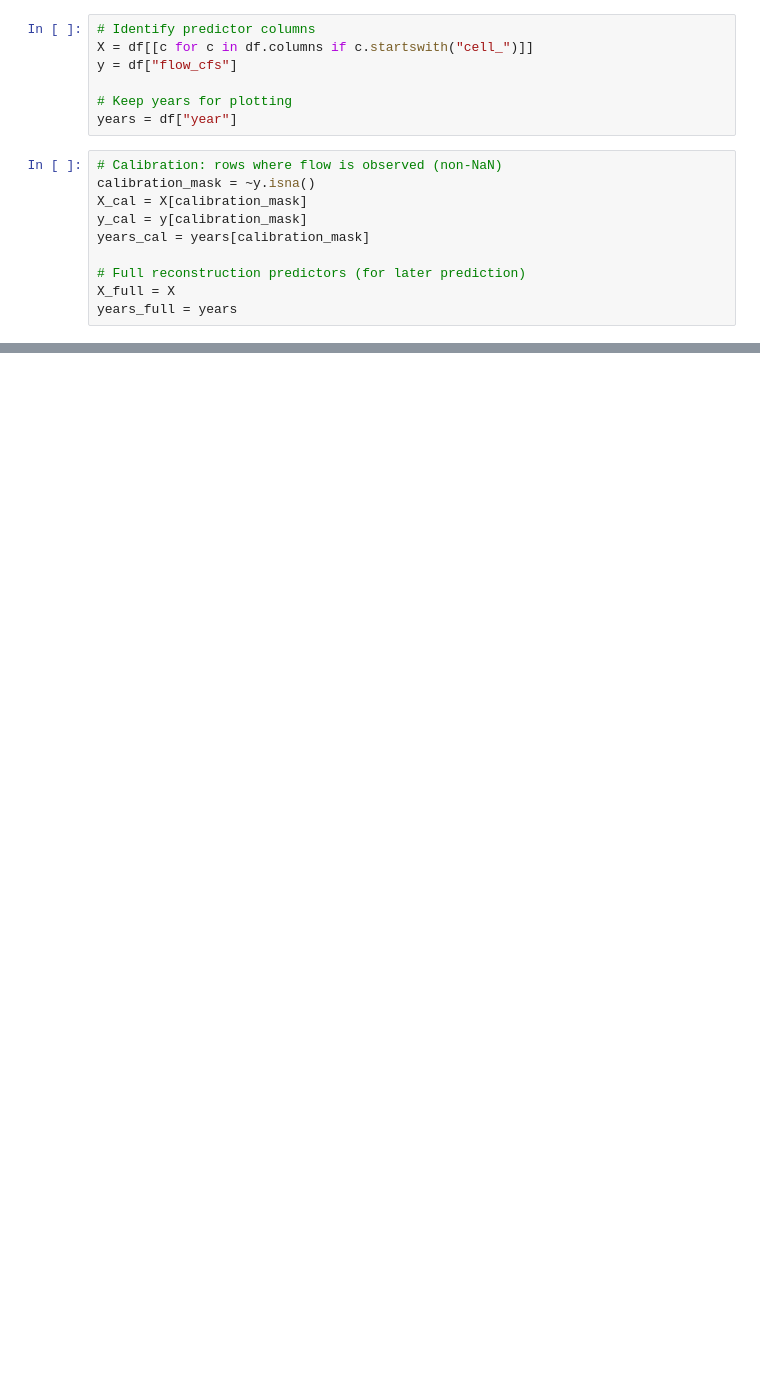
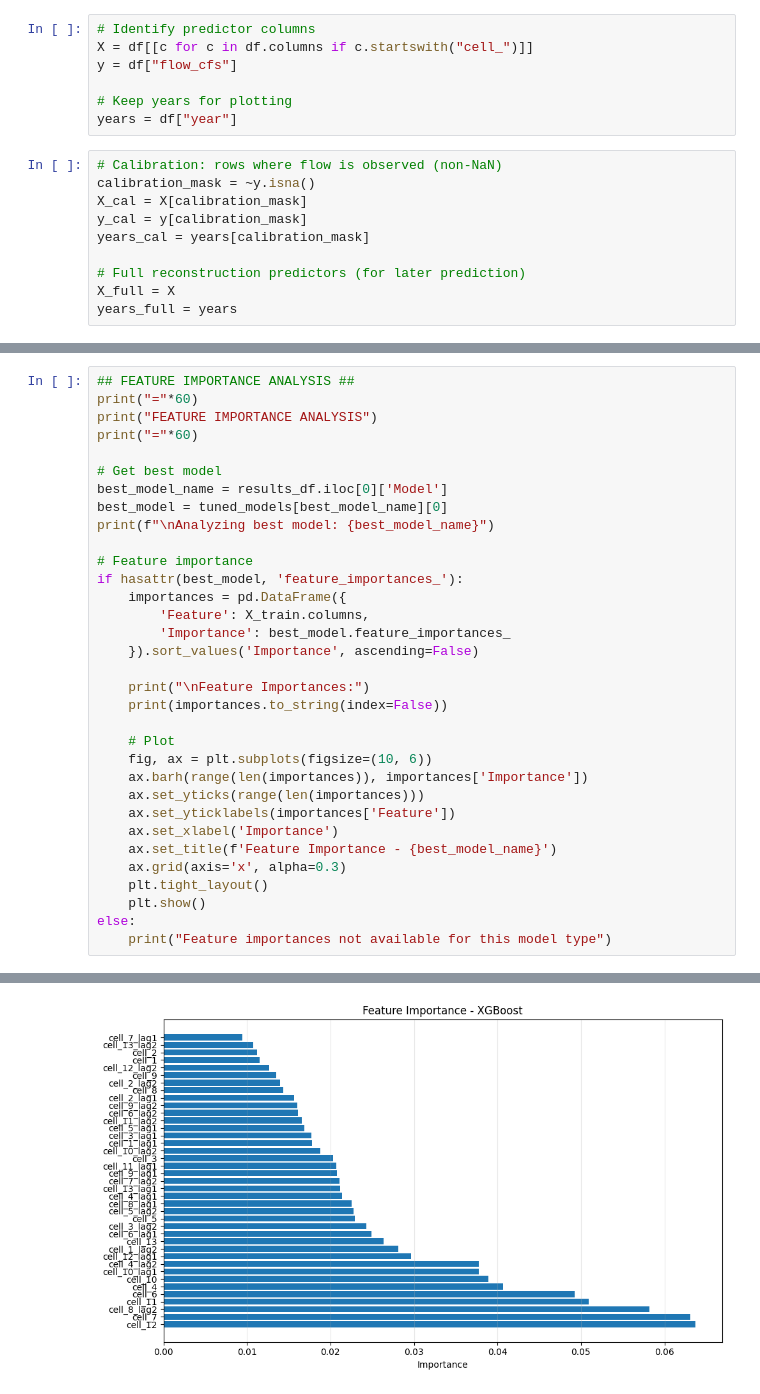
Before and after one commit to srlivingston/PaleoRecon, a Jupyter notebook: PaleoRecon.ipynb, the cells around one changed output, grey strips where cells are left out. Saved outputs shown, nothing was run; the diff lists cells and outputs as text; blank space fills up the shorter version.

```diff
--- a/PaleoRecon.ipynb
+++ b/PaleoRecon.ipynb
@@ -63,0 +412,34 @@ X_train, X_test, y_train, y_test = train_test_split(
+# %%
+## FEATURE IMPORTANCE ANALYSIS ##
+print("="*60)
+print("FEATURE IMPORTANCE ANALYSIS")
+print("="*60)
+
+# Get best model
+best_model_name = results_df.iloc[0]['Model']
+best_model = tuned_models[best_model_name][0]
+print(f"\nAnalyzing best model: {best_model_name}")
+
+# Feature importance
+if hasattr(best_model, 'feature_importances_'):
+    importances = pd.DataFrame({
+        'Feature': X_train.columns,
+        'Importance': best_model.feature_importances_
+    }).sort_values('Importance', ascending=False)
+
+    print("\nFeature Importances:")
+    print(importances.to_string(index=False))
+
+    # Plot
+    fig, ax = plt.subplots(figsize=(10, 6))
+    ax.barh(range(len(importances)), importances['Importance'])
+    ax.set_yticks(range(len(importances)))
+    ax.set_yticklabels(importances['Feature'])
+    ax.set_xlabel('Importance')
+    ax.set_title(f'Feature Importance - {best_model_name}')
+    ax.grid(axis='x', alpha=0.3)
+    plt.tight_layout()
+    plt.show()
+else:
+    print("Feature importances not available for this model type")
+# %% [output]
@@ -63,0 +463 @@ X_train, X_test, y_train, y_test = train_test_split(
+[figure, added]
```
Also changed, not shown: parts of 22 cells of this notebook, 1 other file.
